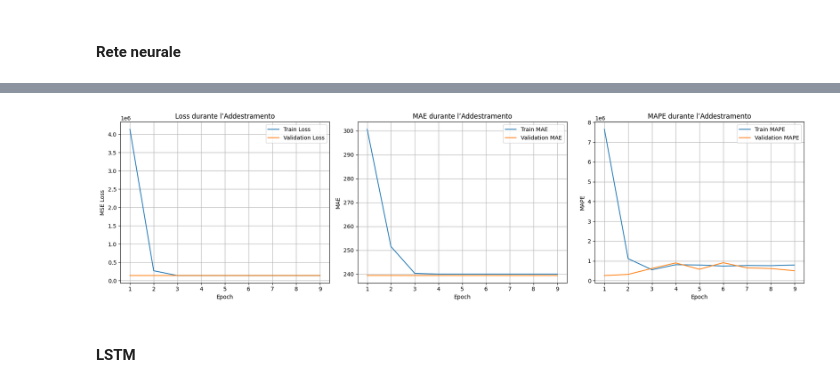
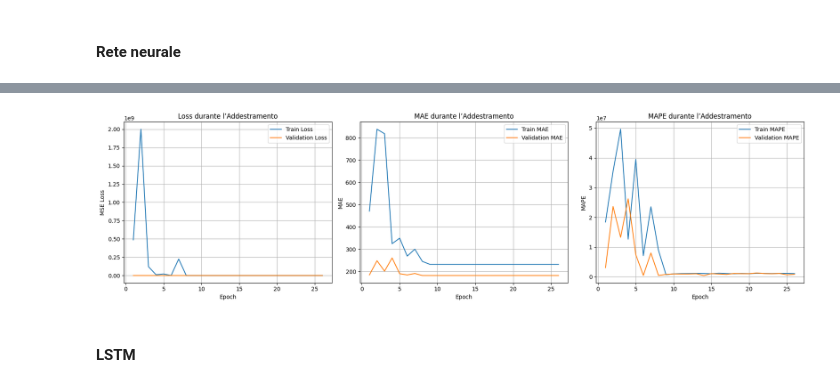
Before and after one commit to AleImbri/Crypto-machine-learning, a Jupyter notebook: Studio correlazioni solo con Grok.ipynb, the cells around one changed output, grey strips where cells are left out. Saved outputs shown, nothing was run; the diff lists cells and outputs as text; code cells hidden in the pictures.

```diff
--- a/Studio correlazioni solo con Grok.ipynb
+++ b/Studio correlazioni solo con Grok.ipynb
@@ -89,0 +151,3 @@ btc_df
+# %%
+btc_df = btc_df.iloc[:]
+btc_df
@@ -193,0 +366,14 @@ btc_df
+# %%
+# Parametri aggiornati
+windows = [20, 50]  # Ridotto a due finestre
+atr_windows = [14]   # Ridotto a una finestra
+rsi_windows = [14]   # Ridotto a una finestra
+macd_windows = [12, 26, 9]
+bb_windows = [20]
+stoch_windows = [14]
+lag_windows = [1, 2, 5]  # Ridotto
+
+# Applica la funzione
+btc_df = calculate_indicators_2(btc_df, windows, atr_windows, rsi_windows, macd_windows, bb_windows, stoch_windows, lag_windows)
+btc_df = btc_df.dropna()
+btc_df
@@ -223,7 +424,7 @@ def prepare_data(df, F, train_size=0.7, val_size=0.2, seed=42):
         X, y,
         test_size=test_size,
         random_state=seed,
-        shuffle=True
+        shuffle=False
     )
 
     # Calcola la proporzione per train e val rispetto al set rimanente (train+val)
@@ -234,13 +435,13 @@ def prepare_data(df, F, train_size=0.7, val_size=0.2, seed=42):
         X_temp, y_temp,
         train_size=train_proportion,
         random_state=seed,
-        shuffle=True
+        shuffle=False
     )
 
     return X_train, y_train, X_val, y_val, X_test, y_test
 # %%
 # Parametri regolabili
-F = 60  # Numero di candele avanti da prevedere
+F = 1440  # Numero di candele avanti da prevedere
 train_size = 0.7  # 70% dei giorni rimanenti per il train
 val_size = 0.2  # 20% dei giorni rimanenti per la validation
 seed = 8
@@ -397,8 +582,18 @@ def train_neural_network_regressor_2(
 
     return model, history, nn_pred, nn_rmse, nn_mae, nn_mape, nn_direction_accuracy
 # %%
+network_width=1024
+network_depth=3
+activation_function='relu'
+patience=10
+epochs=10000
+batch_size=32
+monitor='val_loss'
+loss='mse'
+
 nn_model, nn_history, nn_pred, nn_rmse, nn_mae, nn_mape, nn_direction_accuracy = train_neural_network_regressor_2(
-    X_train, y_train, X_val, y_val, X_test, y_test
+    X_train, y_train, X_val, y_val, X_test, y_test, network_width, network_depth, activation_function,
+    patience, epochs, batch_size, monitor, loss
 )
 # %% [output]
 Epoch 1/10000
@@ -421,4 +616,4 @@ Neural Network Directional Accuracy: 0.5092
-[figure, old version]
+[figure, new version]
 # %% [markdown]
 #### LSTM
 # %%
```
Also changed, not shown: parts of 24 cells of this notebook, 2 other files.
